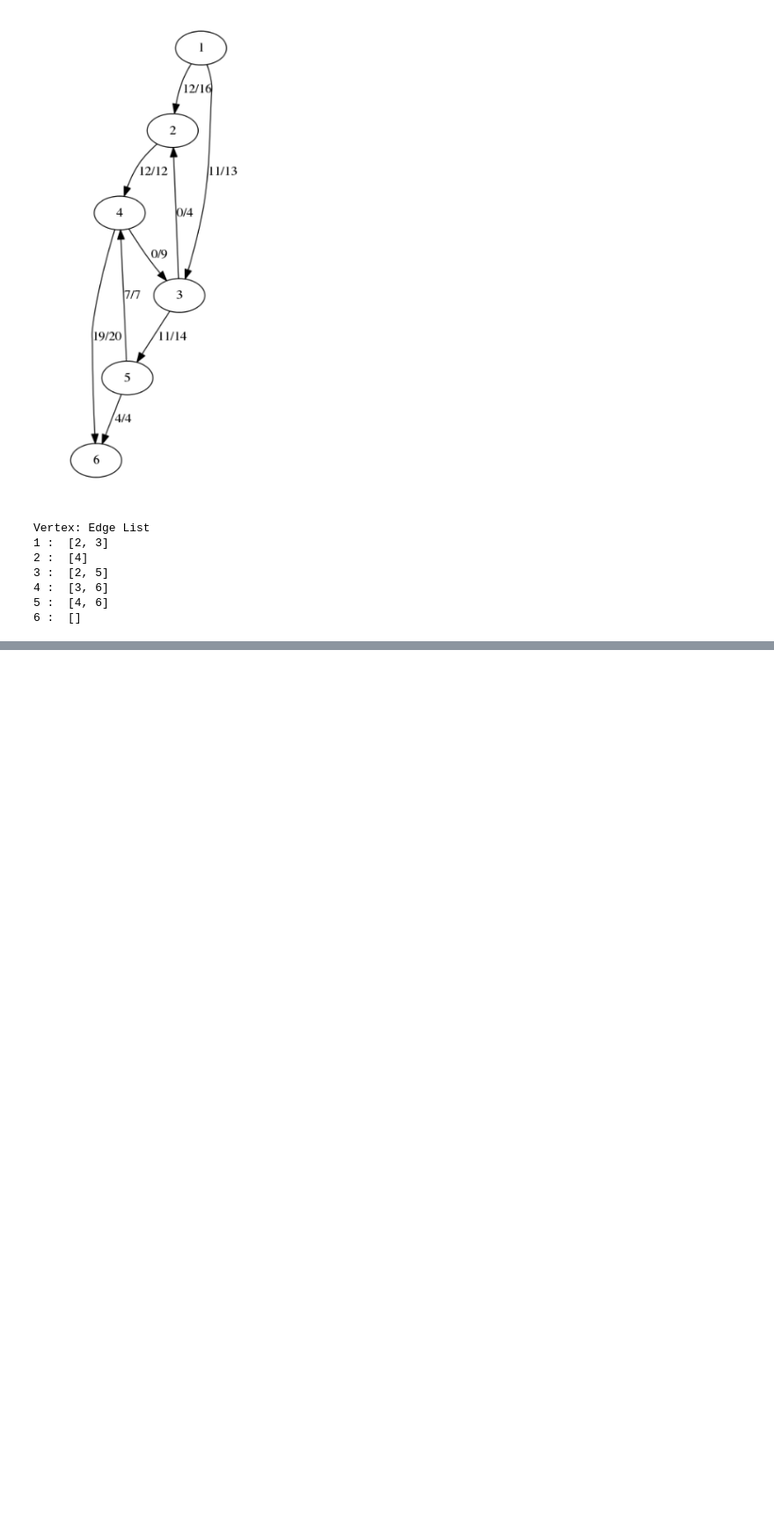
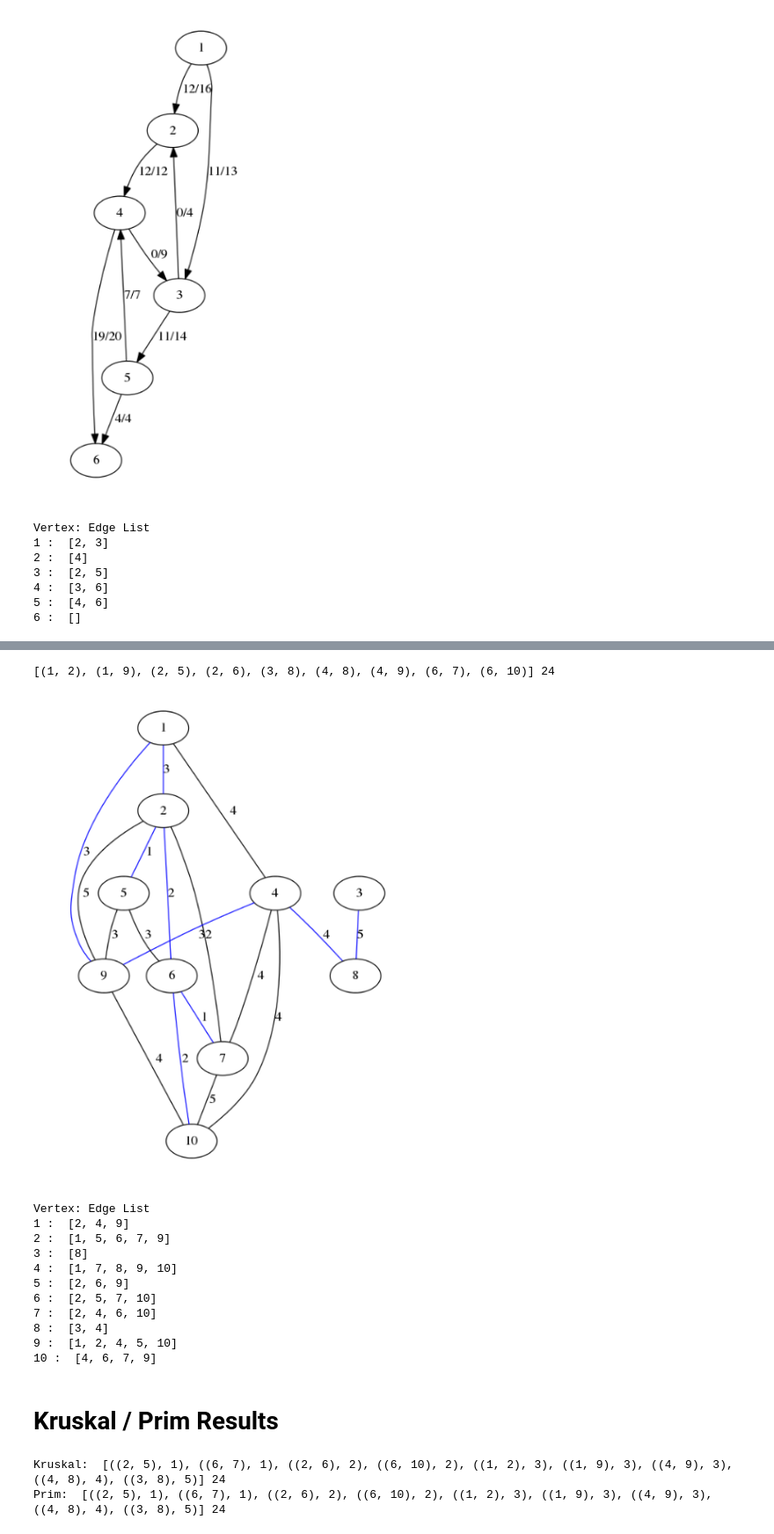
Before and after one commit to CarlosReyes1/c2017Fall, a Jupyter notebook: c174f17/Graphs.ipynb, the cells around one changed output, grey strips where cells are left out. Shown at 88% size. Cells and saved outputs as stored; diff of their text form; code cells hidden in the pictures; blank space fills up the shorter version.

```diff
--- a/c174f17/Graphs.ipynb
+++ b/c174f17/Graphs.ipynb
@@ -513,0 +714,53 @@ Vertex: Edge List
+# %%
+def MST_Prim(V, E, w, r):
+    Q=MinHeap()
+    vSet = {}
+    aSet=[]
+    for u in V:
+        xU = Vertex()
+        xU.v = u
+        xU.key = sys.maxint
+        xU.parent = 0
+        vSet[u] = xU
+        MinHeapInsert(Q, xU)
+    HeapDecreaseKey(Q, vSet[r].pos, 0)
+    while not HeapEmpty(Q):
+        u = HeapExtractMin(Q)
+        vSet.pop(u.v,0)
+        e = E.get(u.v,[])
+        aSet.append(u)
+        for v in e:
+            if v not in vSet: continue
+            if w[(u.v, v)] < vSet[v].key:
+                vSet[v].parent = u
+                vSet[v].key = w[(u.v, v)]
+                HeapDecreaseKey(Q, vSet[v].pos, vSet[v].key)
+    A = [(u.v, u.parent.v) if u.v < u.parent.v else (u.parent.v, u.v) for u in aSet if u.v != r]
+    return A
+# %%
+APrim = MST_Prim(V, E, W, 1)
+APrim.sort()
+print APrim, np.sum([W[e] for e in APrim])
+GraphIt(V, E, W, False, APrim)
+# %% [output]
+[(1, 2), (1, 9), (2, 5), (2, 6), (3, 8), (4, 8), (4, 9), (6, 7), (6, 10)] 24
+[figure, added]
+Vertex: Edge List
+1 :  [2, 4, 9]
+2 :  [1, 5, 6, 7, 9]
+3 :  [8]
+4 :  [1, 7, 8, 9, 10]
+5 :  [2, 6, 9]
+6 :  [2, 5, 7, 10]
+7 :  [2, 4, 6, 10]
+8 :  [3, 4]
+9 :  [1, 2, 4, 5, 10]
+10 :  [4, 6, 7, 9]
+# %% [markdown]
+# Kruskal / Prim Results
+# %%
+print "Kruskal: ", sorted([(e, W[e]) for e in AKruskal],key=lambda x:x[1]), np.sum([W[e] for e in AKruskal])
+print "Prim: ", sorted([(e, W[e]) for e in APrim],key=lambda x:x[1]), np.sum([W[e] for e in APrim])
+# %% [output]
+Kruskal:  [((2, 5), 1), ((6, 7), 1), ((2, 6), 2), ((6, 10), 2), ((1, 2), 3), ((1, 9), 3), ((4, 9), 3), ((4, 8), 4), ((3, 8), 5)] 24
+Prim:  [((2, 5), 1), ((6, 7), 1), ((2, 6), 2), ((6, 10), 2), ((1, 2), 3), ((1, 9), 3), ((4, 9), 3), ((4, 8), 4), ((3, 8), 5)] 24
```
Also changed, not shown: parts of 8 cells of this notebook, 4 other files.
